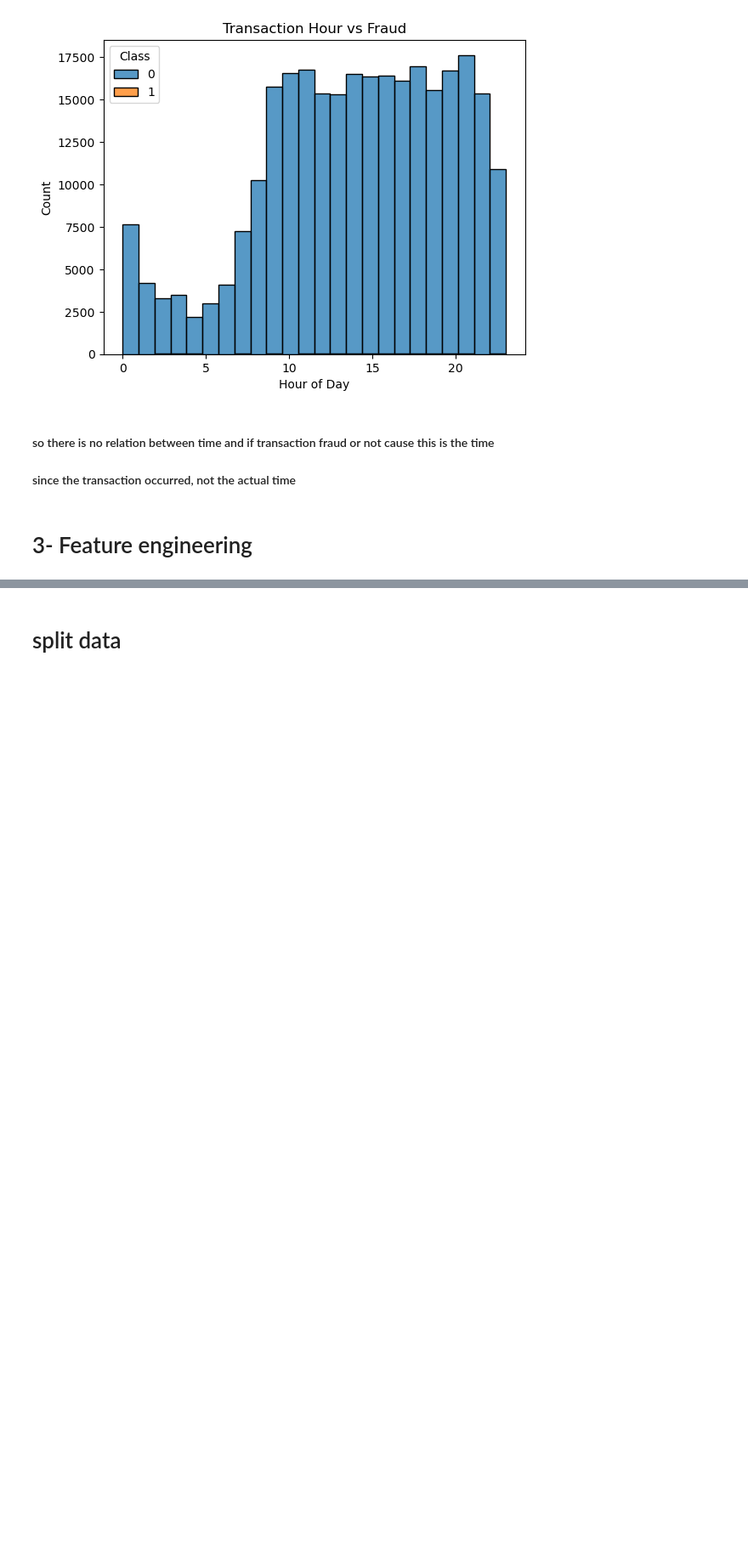
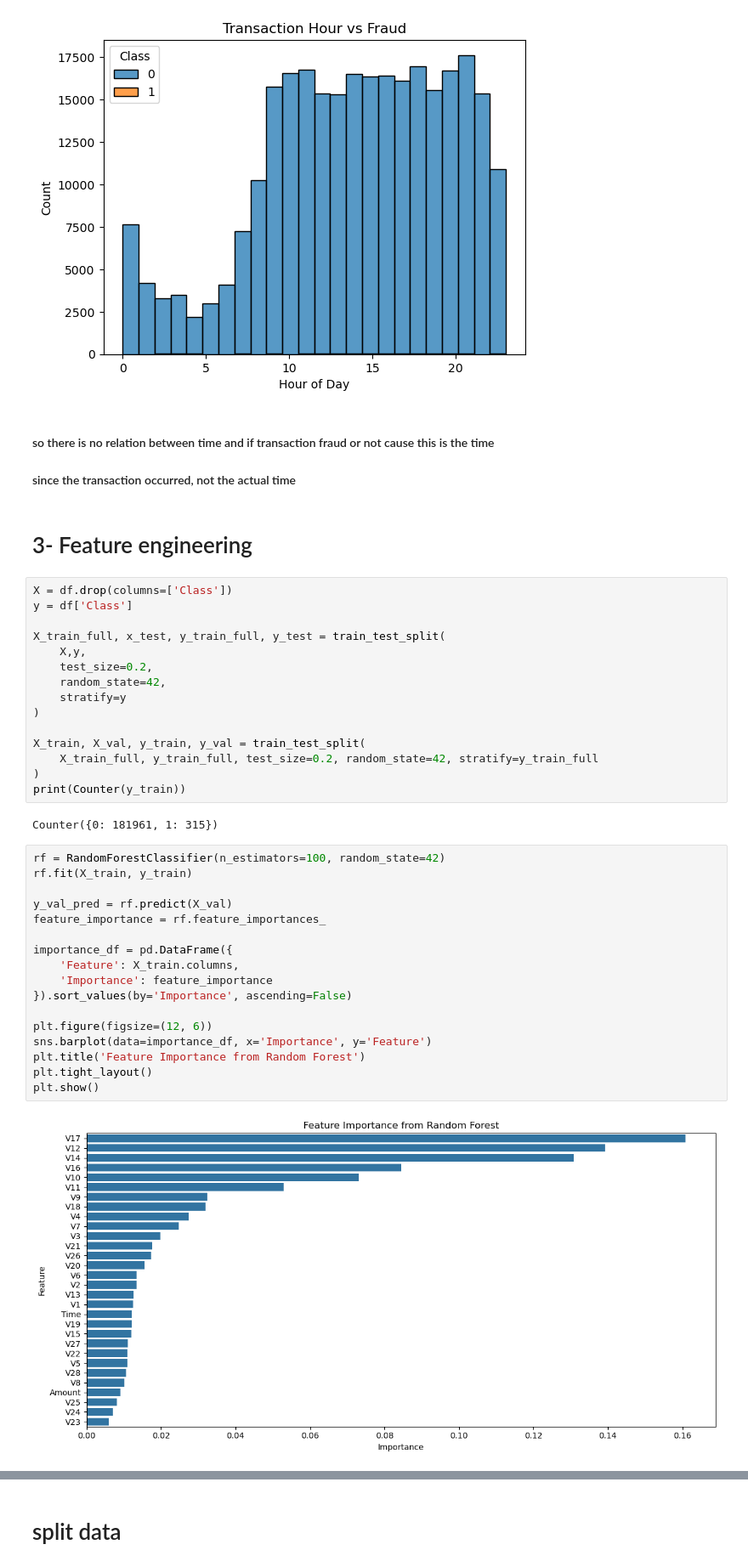
Before and after one commit to MerayBasanti/Fraud_Detection_Using_XGBoost, a Jupyter notebook: Notebook/XGBoost.ipynb, the cells around one changed output, grey strips where cells are left out. Shown at 85% size. Saved outputs shown, nothing was run; the diff lists cells and outputs as text; blank space fills up the shorter version.

```diff
--- a/Notebook/XGBoost.ipynb
+++ b/Notebook/XGBoost.ipynb
@@ -163,3 +164,39 @@ plt.show()
 #### since the transaction occurred, not the actual time
 # %% [markdown]
 # 3- Feature engineering
+# %%
+X = df.drop(columns=['Class'])
+y = df['Class']
+
+X_train_full, x_test, y_train_full, y_test = train_test_split(
+    X,y,
+    test_size=0.2,
+    random_state=42,
+    stratify=y
+)
+
+X_train, X_val, y_train, y_val = train_test_split(
+    X_train_full, y_train_full, test_size=0.2, random_state=42, stratify=y_train_full
+)
+print(Counter(y_train))
+# %% [output]
+Counter({0: 181961, 1: 315})
+# %%
+rf = RandomForestClassifier(n_estimators=100, random_state=42)
+rf.fit(X_train, y_train)
+
+y_val_pred = rf.predict(X_val)
+feature_importance = rf.feature_importances_
+
+importance_df = pd.DataFrame({
+    'Feature': X_train.columns,
+    'Importance': feature_importance
+}).sort_values(by='Importance', ascending=False)
+
+plt.figure(figsize=(12, 6))
+sns.barplot(data=importance_df, x='Importance', y='Feature')
+plt.title('Feature Importance from Random Forest')
+plt.tight_layout()
+plt.show()
+# %% [output]
+[figure, added]
```
Also changed, not shown: parts of 5 cells of this notebook.
